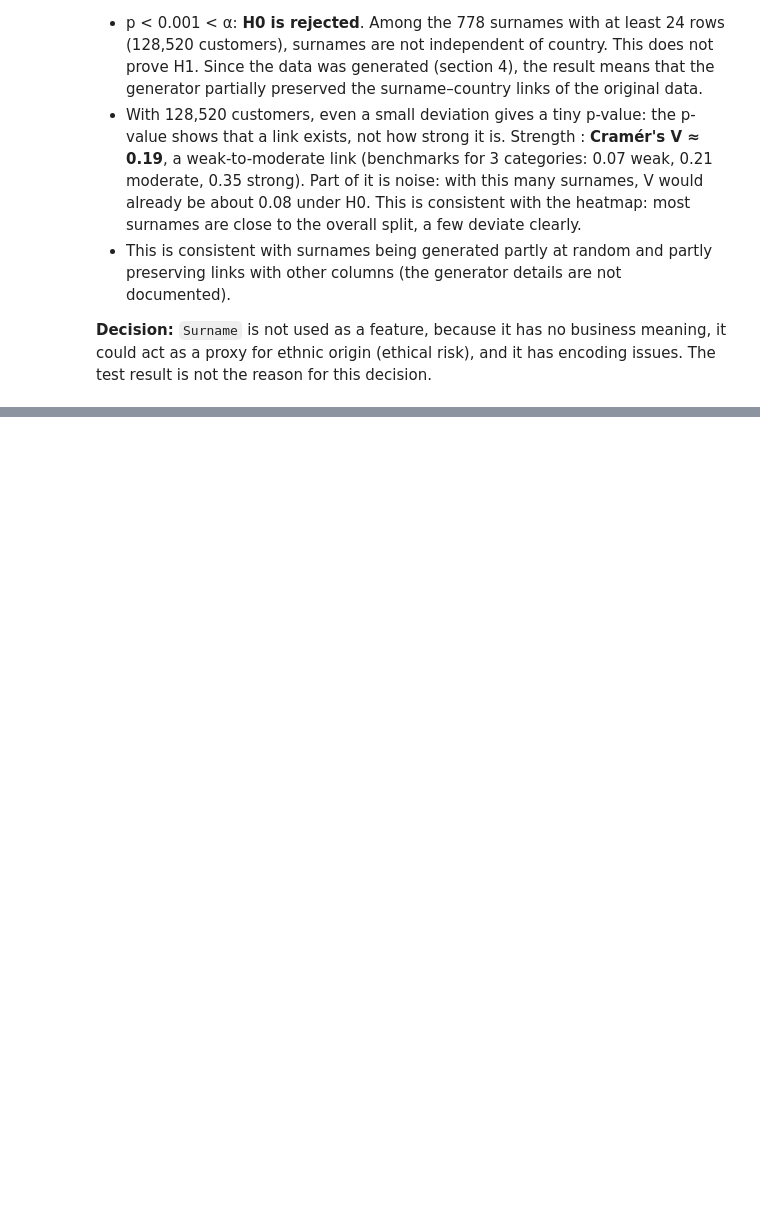
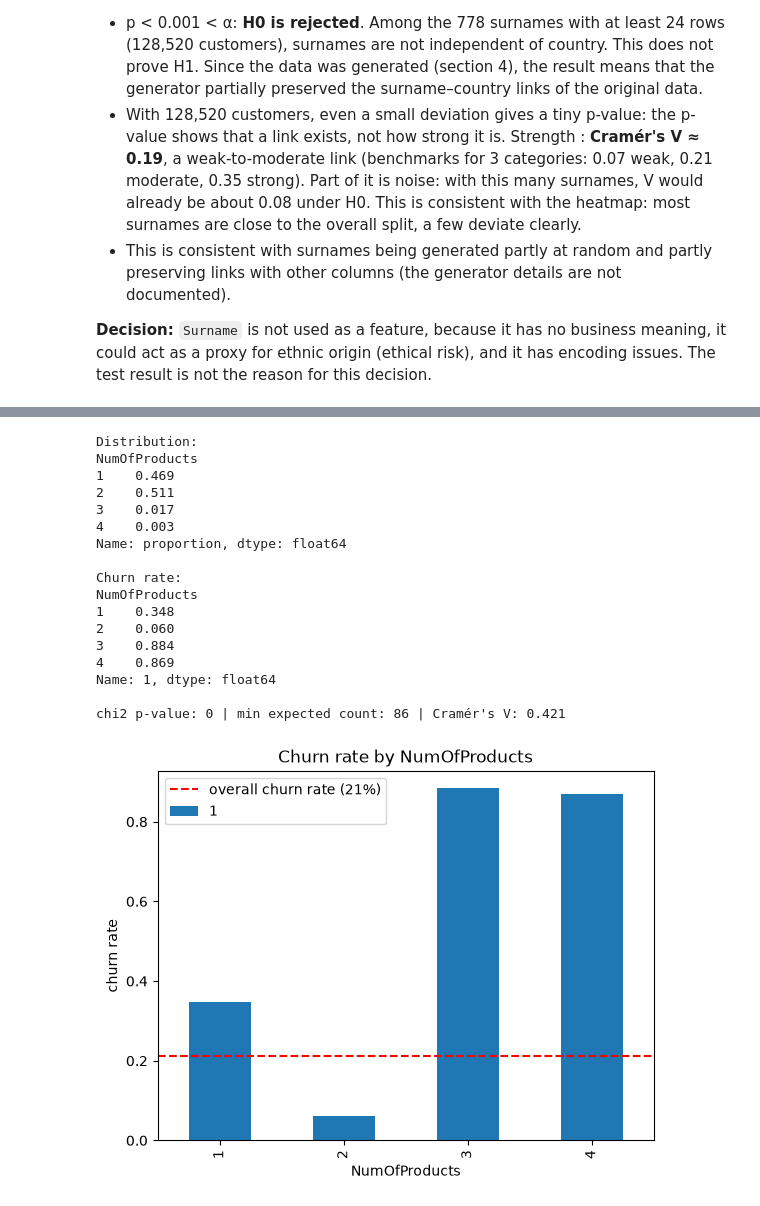
Before and after one commit to amineche/bank-churn, a Jupyter notebook: notebooks/01_eda.ipynb, the cells around one changed output, grey strips where cells are left out. Saved outputs shown, nothing was run; the diff lists cells and outputs as text; code cells hidden in the pictures; blank space fills up the shorter version.

```diff
--- a/notebooks/01_eda.ipynb
+++ b/notebooks/01_eda.ipynb
@@ -16,6 +16,31 @@ from scipy.stats import chi2_contingency
 # %%
 train = pd.read_csv("../data/train_data.csv")
 test = pd.read_csv("../data/test_data.csv")
+# %%
+def churn_by_category(df, col, target="Exited"):
+    """Distribution of a categorical variable, churn rate per category,
+    chi-square test of independence and Cramér's V."""
+    print("Distribution:")
+    print(df[col].value_counts(normalize=True).sort_index().round(3))
+
+    rate = pd.crosstab(df[col], df[target], normalize="index")[1]
+    print("\nChurn rate:")
+    print(rate.round(3))
+
+    counts = pd.crosstab(df[col], df[target])
+    result = chi2_contingency(counts)
+    n = counts.values.sum()
+    k = min(counts.shape)
+    cramers_v = np.sqrt(result.statistic / (n * (k - 1)))
+    print(f"\nchi2 p-value: {result.pvalue:.3g} | min expected count: {result.expected_freq.min():.0f} | Cramér's V: {cramers_v:.3f}")
+
+    overall = df[target].mean()
+    rate.plot(kind="bar")
+    plt.axhline(overall, color="red", linestyle="--", label=f"overall churn rate ({overall:.0%})")
+    plt.ylabel("churn rate")
+    plt.title(f"Churn rate by {col}")
+    plt.legend()
+    plt.show()
 # %% [markdown]
 ## 2. Overview
 # %%
@@ -318,0 +483,21 @@ Cramér's V: 0.19
+# %%
+churn_by_category(train, "NumOfProducts")
+# %% [output]
+Distribution:
+NumOfProducts
+1    0.469
+2    0.511
+3    0.017
+4    0.003
+Name: proportion, dtype: float64
+
+Churn rate:
+NumOfProducts
+1    0.348
+2    0.060
+3    0.884
+4    0.869
+Name: 1, dtype: float64
+
+chi2 p-value: 0 | min expected count: 86 | Cramér's V: 0.421
+[figure, added]
```
Also changed, not shown: parts of 58 cells of this notebook, 1 other file.
